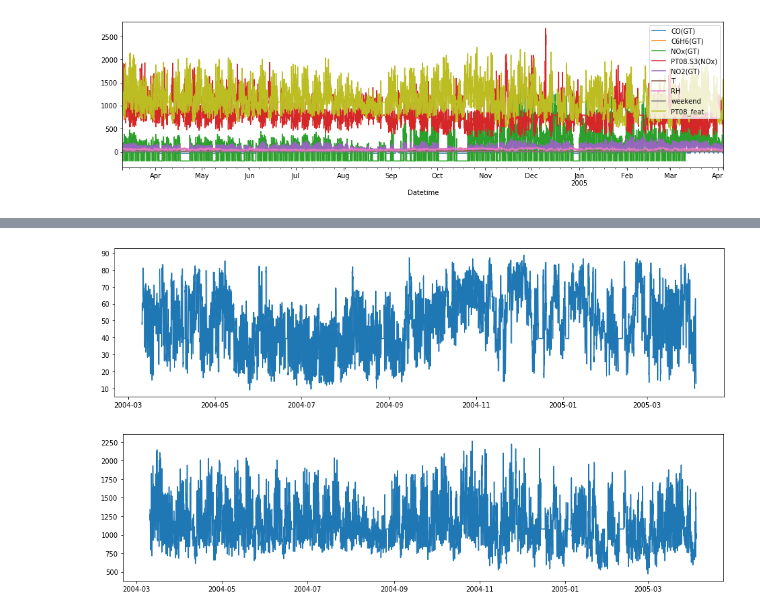
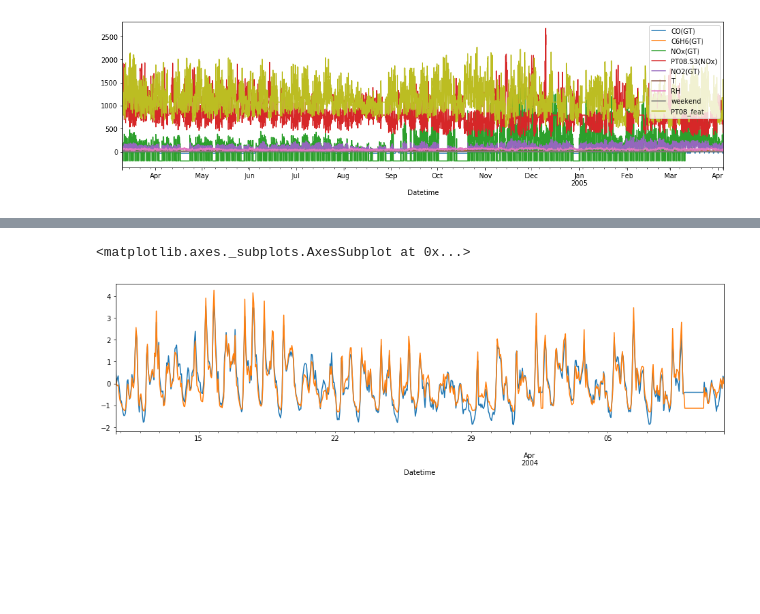
Before and after one commit to AleBonini/Data-mining-2, a Jupyter notebook: airquality.ipynb, the cells around one changed output, grey strips where cells are left out. Saved outputs shown, nothing was run; the diff lists cells and outputs as text; code cells hidden in the pictures; blank space fills up the shorter version.

```diff
--- a/airquality.ipynb
+++ b/airquality.ipynb
@@ -271,12 +205,15 @@ plt.show()
-# %%
-ts = df['RH']
-plt.plot(ts)
-plt.show()
-# %% [output]
-[figure, removed]
-# %%
-ts = df['PT08_feat']
-plt.plot(ts)
-plt.show()
-# %% [output]
-[figure, removed]
+# %%
+#confronto PT08 e C6H6 altamente correlate
+#in quale periodo?
+
+ts3 = df['PT08_feat'].loc["2004-03-10" : "2004-04-10"]
+ts4 = df['C6H6(GT)'].loc["2004-03-10" : "2004-04-10"]
+
+ts3 = (ts3-ts3.mean())/ts3.std()
+ts4 = (ts4 - ts4.mean())/ts4.std()
+
+ts3.plot()
+ts4.plot()
+# %% [output]
+<matplotlib.axes._subplots.AxesSubplot at 0x...>
+[figure, added]
```
Also changed, not shown: parts of 23 cells of this notebook.
